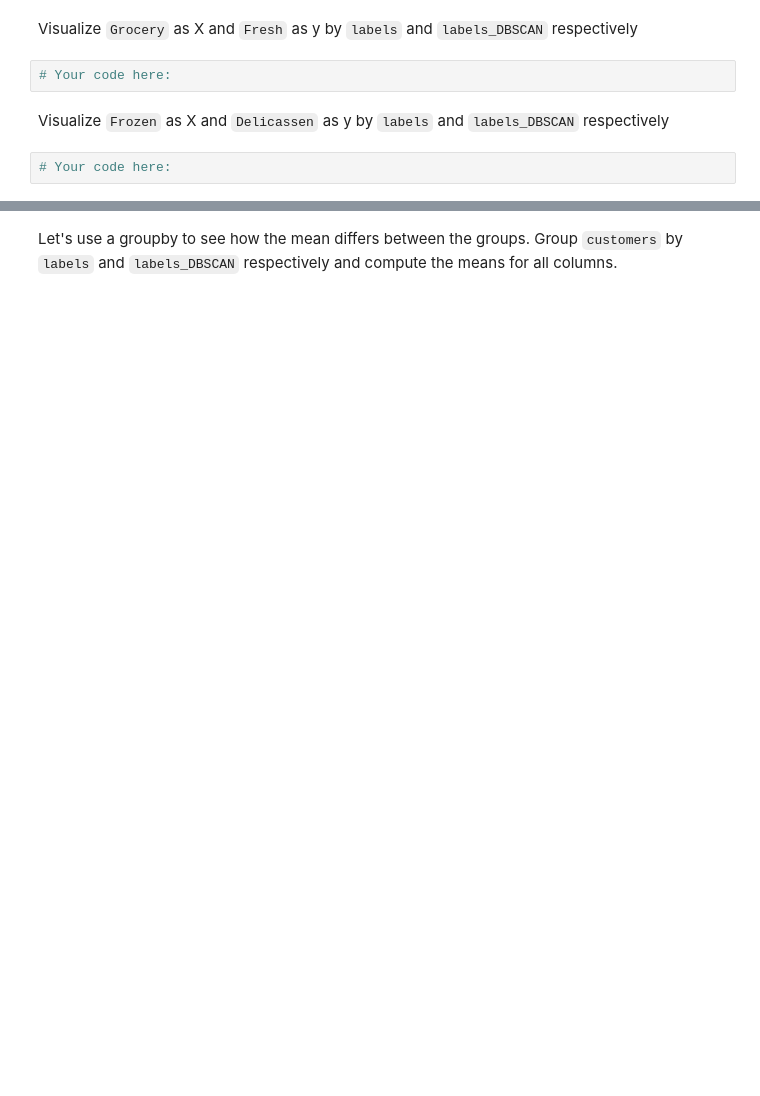
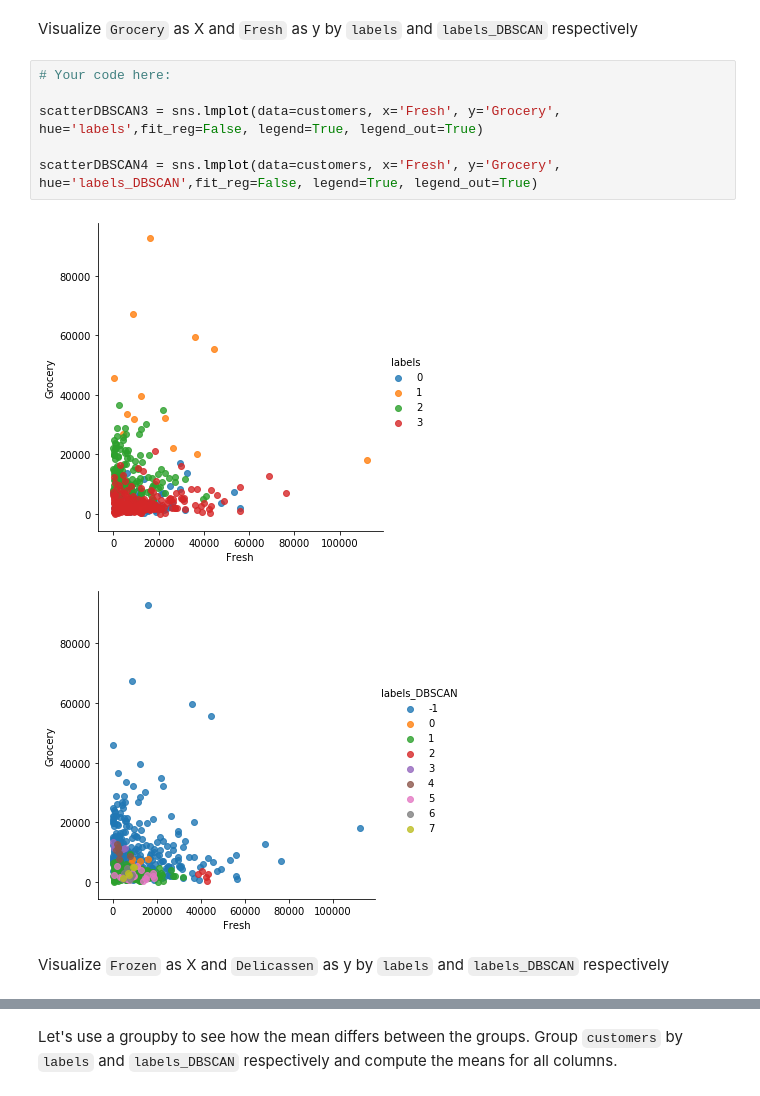
Before and after one commit to ironhack-datalabs/datamad0120, a Jupyter notebook: module-3/lab-unsupervised-learning/your-code/main.ipynb, the cells around one changed output, grey strips where cells are left out. Drawn from its saved outputs; the diff is of its cells as text; blank space fills up the shorter version.

```diff
--- a/module-3/lab-unsupervised-learning/your-code/main.ipynb
+++ b/module-3/lab-unsupervised-learning/your-code/main.ipynb
@@ -243,8 +249,13 @@ Visualize `Detergents_Paper` as X and `Milk` as y by `labels` and `labels_DBSCAN
 # %% [markdown]
 Visualize `Grocery` as X and `Fresh` as y by `labels` and `labels_DBSCAN` respectively
-# %%
-# Your code here:
+# %%
+# Your code here:
+
+scatterDBSCAN3 = sns.lmplot(data=customers, x='Fresh', y='Grocery', hue='labels',fit_reg=False, legend=True, legend_out=True)
+
+scatterDBSCAN4 = sns.lmplot(data=customers, x='Fresh', y='Grocery', hue='labels_DBSCAN',fit_reg=False, legend=True, legend_out=True)
+# %% [output]
+[figure, added]
+[figure, added]
 # %% [markdown]
 Visualize `Frozen` as X and `Delicassen` as y by `labels` and `labels_DBSCAN` respectively
-# %%
-# Your code here:
```
Also changed, not shown: parts of 11 cells of this notebook.
